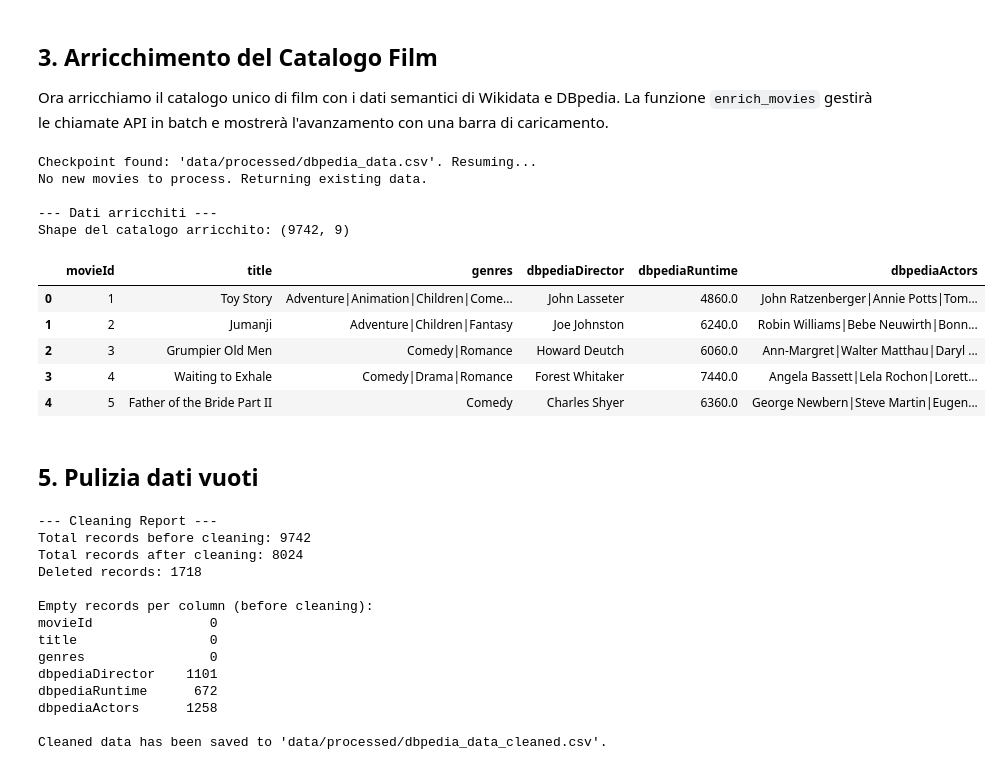
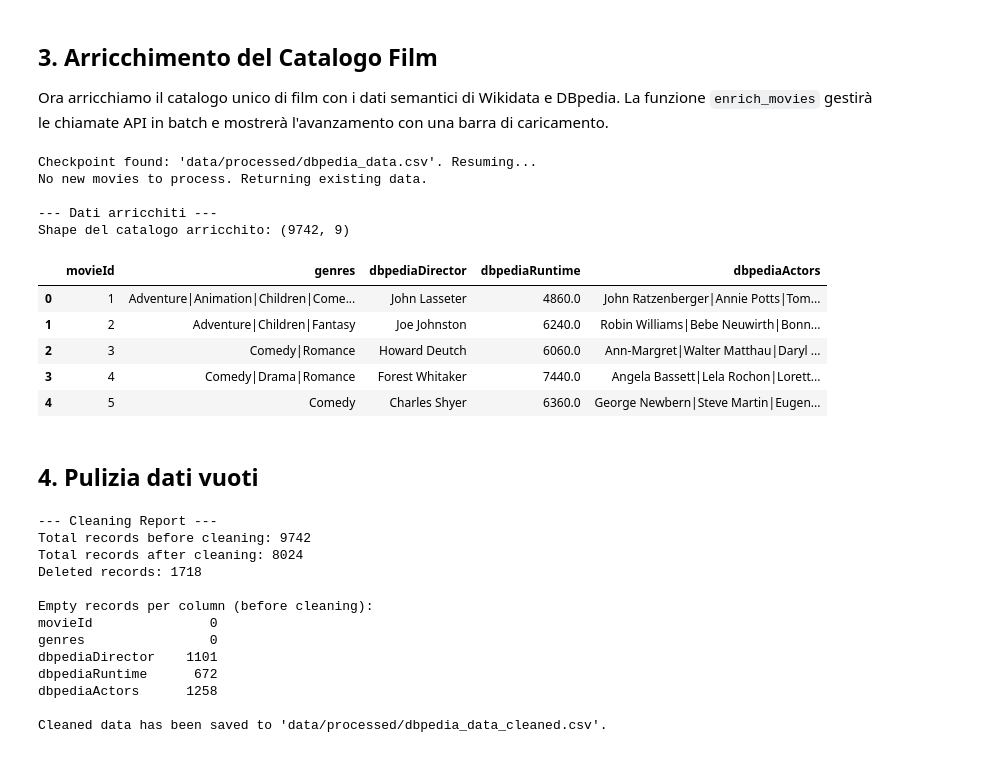
Before and after one commit to marcellorussox/CineWisdom, a Jupyter notebook: kbrs.ipynb, the cells around one changed output. Cells and saved outputs as stored; diff of their text form; code cells hidden in the pictures.

```diff
--- a/kbrs.ipynb
+++ b/kbrs.ipynb
@@ -88,26 +96,27 @@ Ora arricchiamo il catalogo unico di film con i dati semantici di Wikidata e DBp
 # %%
 enriched_movie_catalog = enrich_movies(unique_movie_catalog)
 
 print("\n--- Dati arricchiti ---")
 print("Shape del catalogo arricchito:", enriched_movie_catalog.shape)
-
-enriched_movie_catalog = drop_columns(enriched_movie_catalog, ['imdbId', 'dbpediaAbstract', 'wikidataId'])
+enriched_movie_catalog = drop_columns(enriched_movie_catalog, ['title', 'imdbId', 'dbpediaAbstract', 'wikidataId'])
 display(enriched_movie_catalog.head())
 # %% [output]
 Checkpoint found: 'data/processed/dbpedia_data.csv'. Resuming...
 No new movies to process. Returning existing data.
 
 --- Dati arricchiti ---
 Shape del catalogo arricchito: (9742, 9)
-|  | movieId | title | genres | dbpediaDirector | dbpediaRuntime | dbpediaActors |
-| 0 | 1 | Toy Story | Adventure|Animation|Children|Come... | John Lasseter | 4860.0 | John Ratzenberger|Annie Potts|Tom... |
-| 1 | 2 | Jumanji | Adventure|Children|Fantasy | Joe Johnston | 6240.0 | Robin Williams|Bebe Neuwirth|Bonn... |
-| 2 | 3 | Grumpier Old Men | Comedy|Romance | Howard Deutch | 6060.0 | Ann-Margret|Walter Matthau|Daryl ... |
-| 3 | 4 | Waiting to Exhale | Comedy|Drama|Romance | Forest Whitaker | 7440.0 | Angela Bassett|Lela Rochon|Lorett... |
-| 4 | 5 | Father of the Bride Part II | Comedy | Charles Shyer | 6360.0 | George Newbern|Steve Martin|Eugen... |
+|  | movieId | genres | dbpediaDirector | dbpediaRuntime | dbpediaActors |
+| 0 | 1 | Adventure|Animation|Children|Come... | John Lasseter | 4860.0 | John Ratzenberger|Annie Potts|Tom... |
+| 1 | 2 | Adventure|Children|Fantasy | Joe Johnston | 6240.0 | Robin Williams|Bebe Neuwirth|Bonn... |
+| 2 | 3 | Comedy|Romance | Howard Deutch | 6060.0 | Ann-Margret|Walter Matthau|Daryl ... |
+| 3 | 4 | Comedy|Drama|Romance | Forest Whitaker | 7440.0 | Angela Bassett|Lela Rochon|Lorett... |
+| 4 | 5 | Comedy | Charles Shyer | 6360.0 | George Newbern|Steve Martin|Eugen... |
 # %% [markdown]
-## 5. Pulizia dati vuoti
+## 4. Pulizia dati vuoti
 # %%
+cleaned_df = None
+
 try:
     # Call the cleaning function
     cleaned_df = clean_partial_rows(enriched_movie_catalog)
@@ -121,7 +130,6 @@ Deleted records: 1718
 
 Empty records per column (before cleaning):
 movieId               0
-title                 0
 genres                0
 dbpediaDirector    1101
 dbpediaRuntime      672
```
Also changed, not shown: parts of 9 cells of this notebook.
